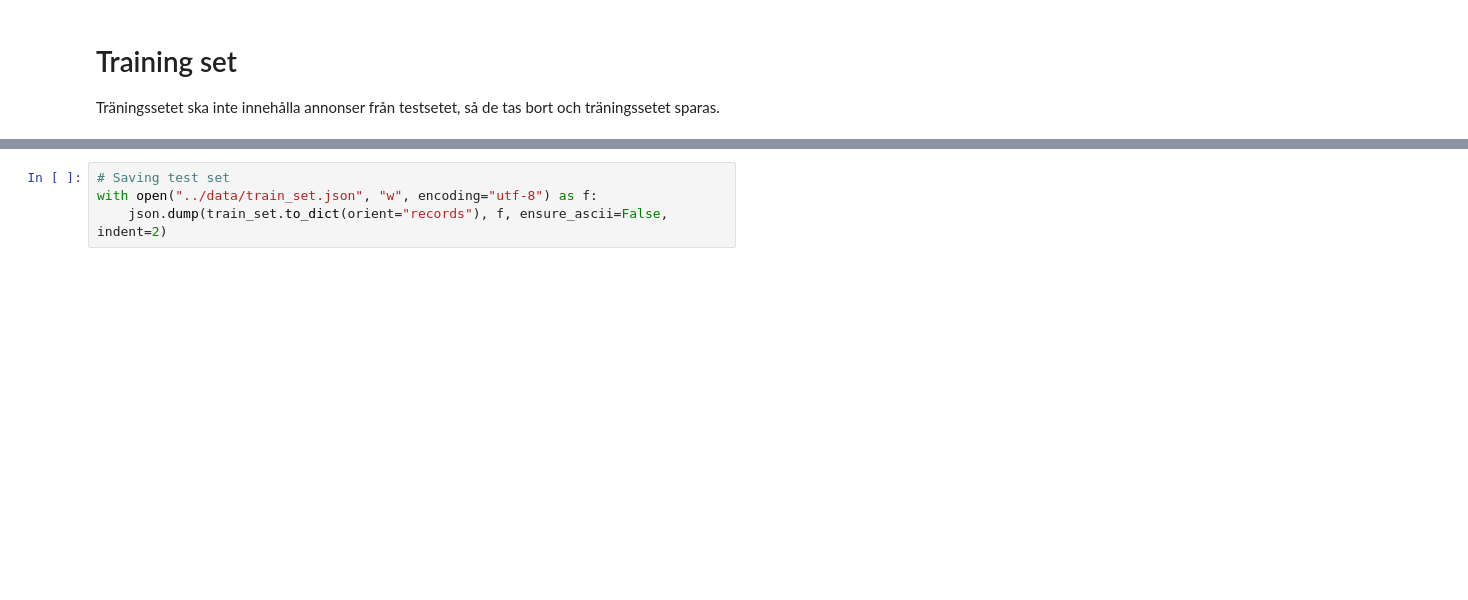
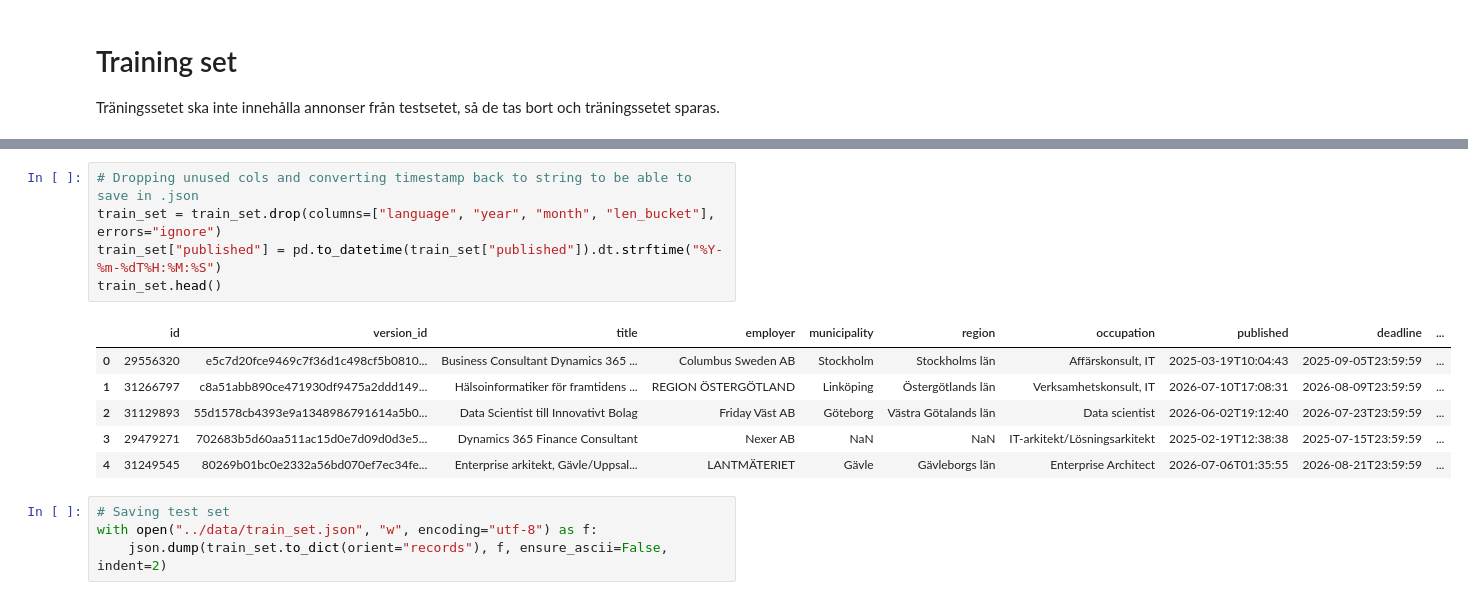
Before and after one commit to emanuelssonlinnea-rgb/End-to-end-projekt-i-Data-Science, a Jupyter notebook: notebooks/03_test_set_extraction.ipynb, the cells around one changed output, grey strips where cells are left out. Drawn from its saved outputs; the diff is of its cells as text; blank space fills up the shorter version.

```diff
--- a/notebooks/03_test_set_extraction.ipynb
+++ b/notebooks/03_test_set_extraction.ipynb
@@ -150,4 +145,16 @@ Antal annonser i train_set:: 4104
 # %%
-# Saving test set
-with open("../data/train_set.json", "w", encoding="utf-8") as f:
-    json.dump(train_set.to_dict(orient="records"), f, ensure_ascii=False, indent=2)
+# Dropping unused cols and converting timestamp back to string to be able to save in .json
+train_set = train_set.drop(columns=["language", "year", "month", "len_bucket"], errors="ignore")
+train_set["published"] = pd.to_datetime(train_set["published"]).dt.strftime("%Y-%m-%dT%H:%M:%S")
+train_set.head()
+# %% [output]
+|  | id | version_id | title | employer | municipality | region | occupation | published | deadline | ... |
+| 0 | 29556320 | e5c7d20fce9469c7f36d1c498cf5b0810... | Business Consultant Dynamics 365 ... | Columbus Sweden AB | Stockholm | Stockholms län | Affärskonsult, IT | 2025-03-19T10:04:43 | 2025-09-05T23:59:59 | ... |
+| 1 | 31266797 | c8a51abb890ce471930df9475a2ddd149... | Hälsoinformatiker för framtidens ... | REGION ÖSTERGÖTLAND | Linköping | Östergötlands län | Verksamhetskonsult, IT | 2026-07-10T17:08:31 | 2026-08-09T23:59:59 | ... |
+| 2 | 31129893 | 55d1578cb4393e9a1348986791614a5b0... | Data Scientist till Innovativt Bolag | Friday Väst AB | Göteborg | Västra Götalands län | Data scientist | 2026-06-02T19:12:40 | 2026-07-23T23:59:59 | ... |
+| 3 | 29479271 | 702683b5d60aa511ac15d0e7d09d0d3e5... | Dynamics 365 Finance Consultant | Nexer AB | NaN | NaN | IT-arkitekt/Lösningsarkitekt | 2025-02-19T12:38:38 | 2025-07-15T23:59:59 | ... |
+| 4 | 31249545 | 80269b01bc0e2332a56bd070ef7ec34fe... | Enterprise arkitekt, Gävle/Uppsal... | LANTMÄTERIET | Gävle | Gävleborgs län | Enterprise Architect | 2026-07-06T01:35:55 | 2026-08-21T23:59:59 | ... |
+# %%
+# Saving test set
+with open("../data/train_set.json", "w", encoding="utf-8") as f:
+    json.dump(train_set.to_dict(orient="records"), f, ensure_ascii=False, indent=2)
```
Also changed, not shown: parts of 11 cells of this notebook, 2 other files.
